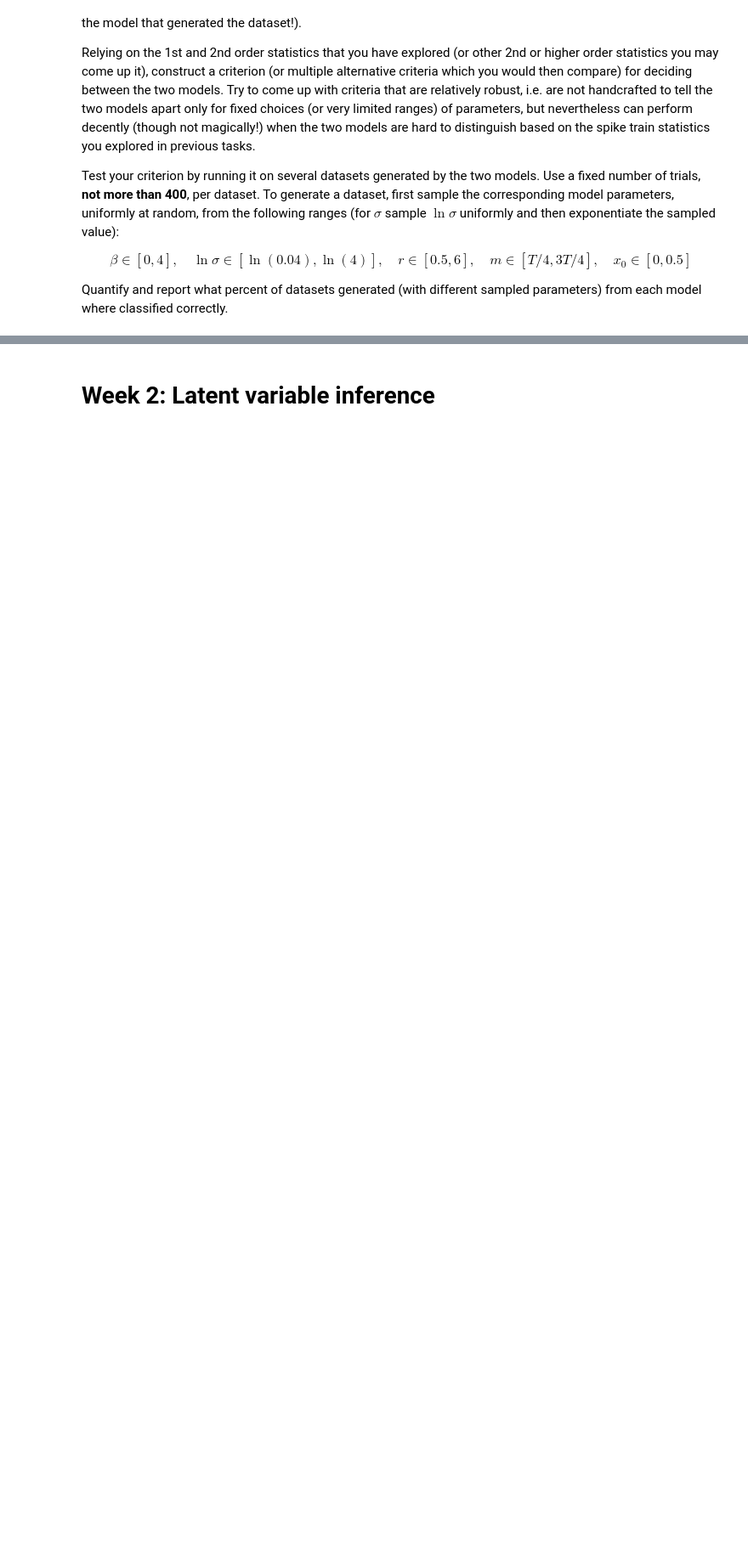
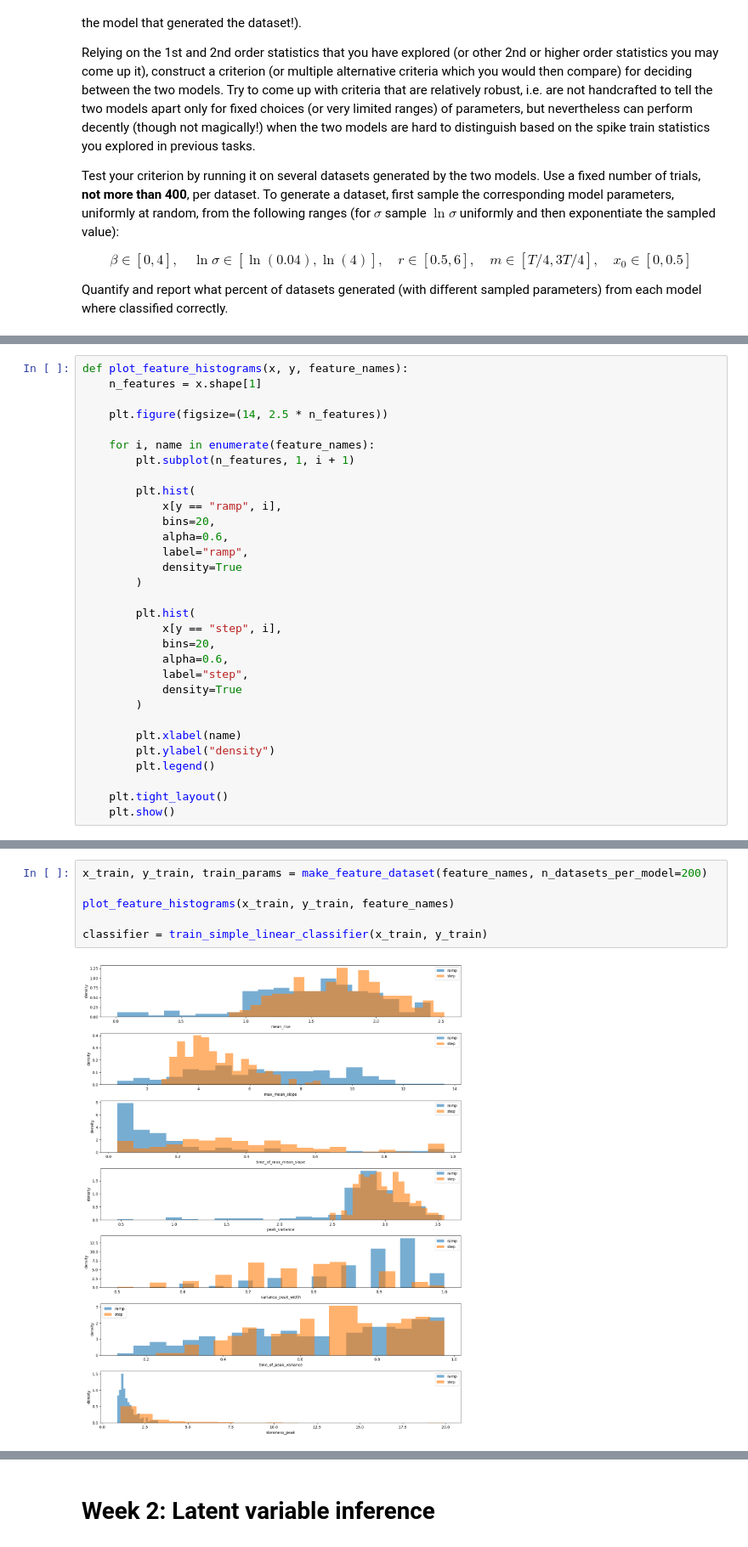
Before and after one commit to MYLO175/GG3-Mylo, a Jupyter notebook: GG3_project.ipynb, the cells around one changed output, grey strips where cells are left out. Shown at 85% size. Drawn from its saved outputs; the diff is of its cells as text; blank space fills up the shorter version.

```diff
--- a/GG3_project.ipynb
+++ b/GG3_project.ipynb
@@ -615,0 +724,31 @@ Quantify and report what percent of datasets generated (with different sampled p
+# %%
+def plot_feature_histograms(x, y, feature_names):
+    n_features = x.shape[1]
+
+    plt.figure(figsize=(14, 2.5 * n_features))
+
+    for i, name in enumerate(feature_names):
+        plt.subplot(n_features, 1, i + 1)
+
+        plt.hist(
+            x[y == "ramp", i],
+            bins=20,
+            alpha=0.6,
+            label="ramp",
+            density=True
+        )
+
+        plt.hist(
+            x[y == "step", i],
+            bins=20,
+            alpha=0.6,
+            label="step",
+            density=True
+        )
+
+        plt.xlabel(name)
+        plt.ylabel("density")
+        plt.legend()
+
+    plt.tight_layout()
+    plt.show()
@@ -615,0 +806,8 @@ Quantify and report what percent of datasets generated (with different sampled p
+# %%
+x_train, y_train, train_params = make_feature_dataset(feature_names, n_datasets_per_model=200)
+
+plot_feature_histograms(x_train, y_train, feature_names)
+
+classifier = train_simple_linear_classifier(x_train, y_train)
+# %% [output]
+[figure, added]
```
Also changed, not shown: parts of 20 cells of this notebook.
